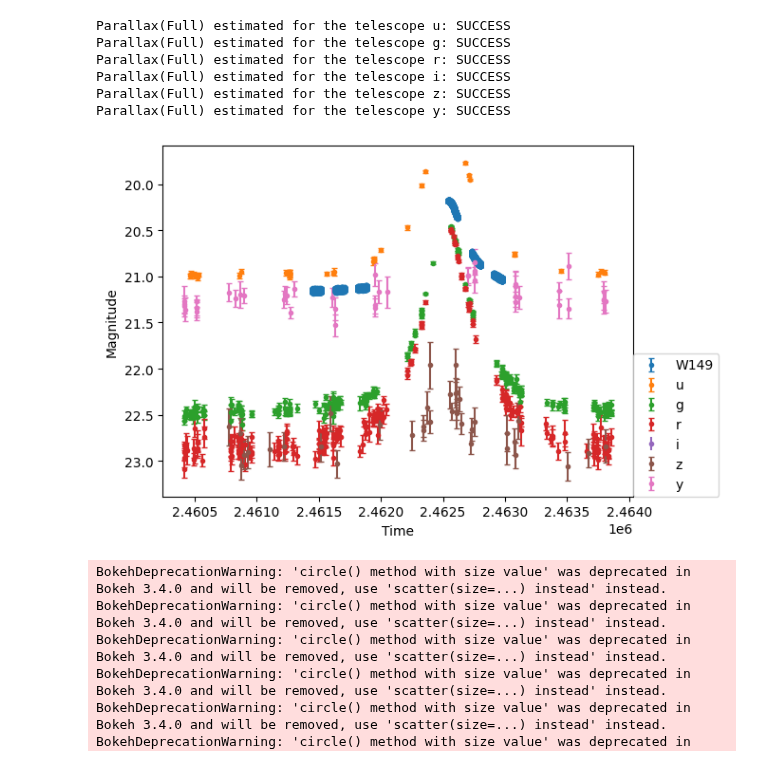
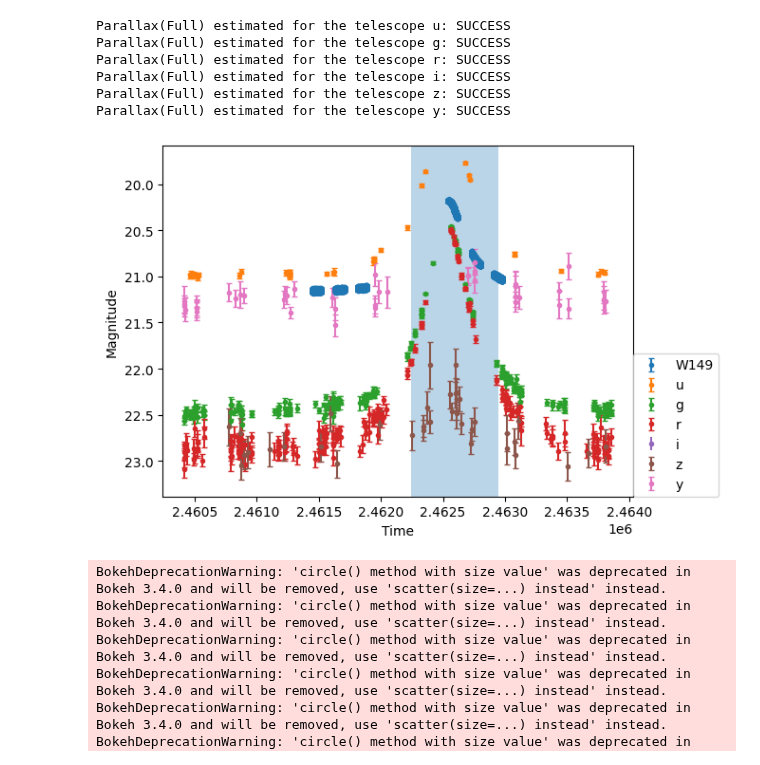
Before and after one commit to anibal-art/roman_rubin, a Jupyter notebook: notebooks/class_Example_sim_and_fit.ipynb, the cells around one changed output. Cells and saved outputs as stored; diff of their text form; code cells hidden in the pictures.

```diff
--- a/notebooks/class_Example_sim_and_fit.ipynb
+++ b/notebooks/class_Example_sim_and_fit.ipynb
@@ -35,21 +35,25 @@ Parallax(Full) estimated for the telescope r: SUCCESS
 Parallax(Full) estimated for the telescope i: SUCCESS
 Parallax(Full) estimated for the telescope z: SUCCESS
 Parallax(Full) estimated for the telescope y: SUCCESS
+# %%
+t0 =data['t0']
+tE =data['te']
 # %%
 #plot without alignment
 telescopes = my_own_model.event.telescopes
 
 for telo in telescopes:
     plt.errorbar(telo.lightcurve_magnitude['time'],telo.lightcurve_magnitude['mag'],
                  telo.lightcurve_magnitude['err_mag'],ls='',marker='.',capsize=2,label=telo.name)
 
+plt.axvspan(t0-1*tE,t0+1*tE, alpha=0.3)
 plt.xlabel('Time')
 plt.ylabel('Magnitude')
 plt.legend(loc=(1,0))
 plt.gca().invert_yaxis()
 plt.show()
 # %% [output]
-[figure, old version]
+[figure, new version]
 # %%
 # Create a Bokeh figure
 p = figure(
```
Also changed, not shown: parts of 1 cell of this notebook, 2 other files.
